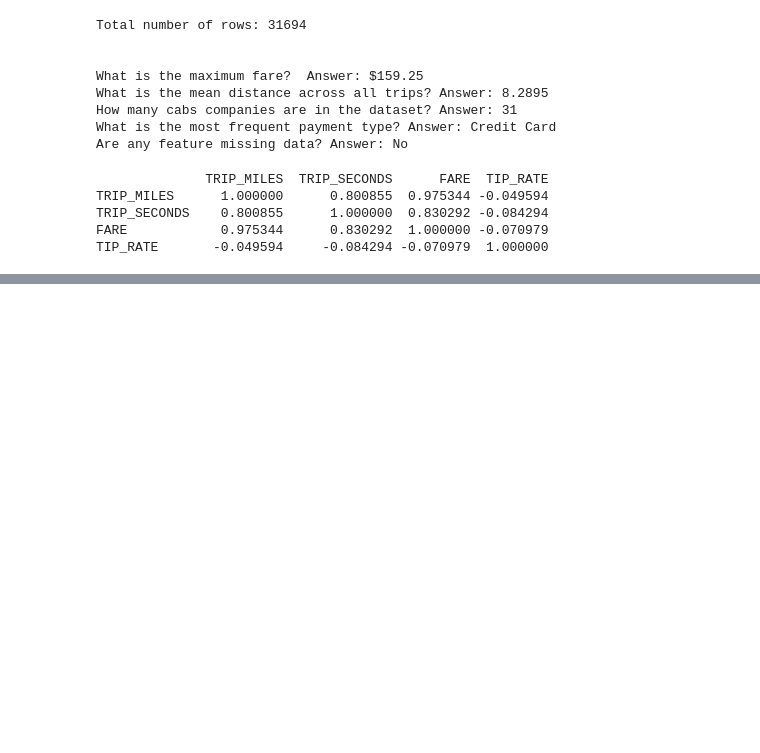
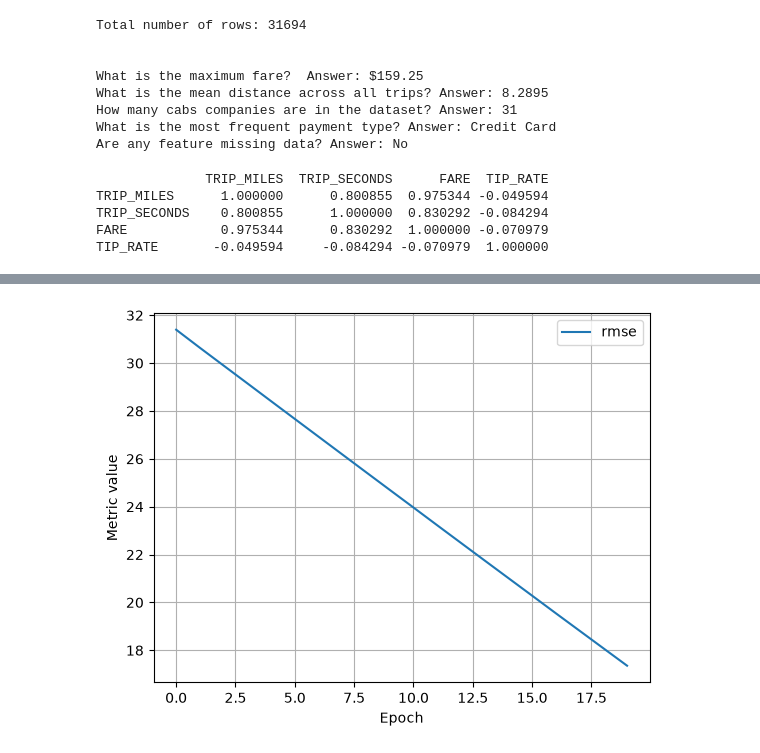
Before and after one commit to kogimurio/mlproject, a Jupyter notebook: linearRegression.ipynb, the cells around one changed output, grey strips where cells are left out. Saved outputs shown, nothing was run; the diff lists cells and outputs as text; code cells hidden in the pictures; blank space fills up the shorter version.

```diff
--- a/linearRegression.ipynb
+++ b/linearRegression.ipynb
@@ -168,0 +241,18 @@ Epoch 20/20
+# %%
+# Experiment 2(Experiment 3: Increase the batch size to 500 (learning rate at 0.001))
+settings_2 = ml_edu.experiment.ExperimentSettings(
+    learning_rate=0.001,
+    number_epochs=20,
+    batch_size=500,
+    input_features=['TRIP_MILES']
+)
+
+metrics = [keras.metrics.RootMeanSquaredError(name='rmse')]
+
+model_2 = create_model(settings_2, metrics)
+
+experiment_2 = train_model('one_feature', model_2, training_df, 'FARE', settings_2)
+
+ml_edu.results.plot_experiment_metrics(experiment_2, ['rmse'])
+ml_edu.results.plot_model_predictions(experiment_2, training_df, 'FARE')
+# %% [output]
@@ -168,0 +276 @@ Epoch 20/20
+[figure, added]
```
Also changed, not shown: parts of 5 cells of this notebook.
